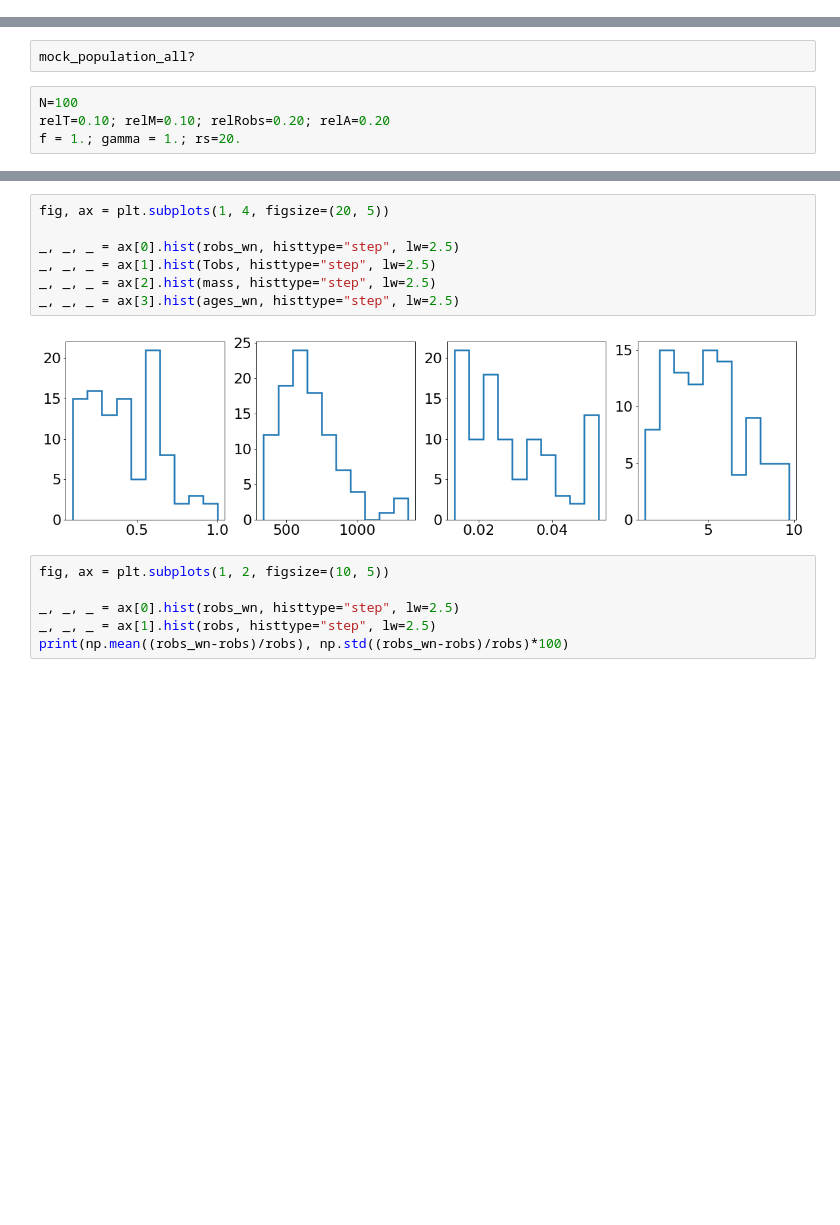
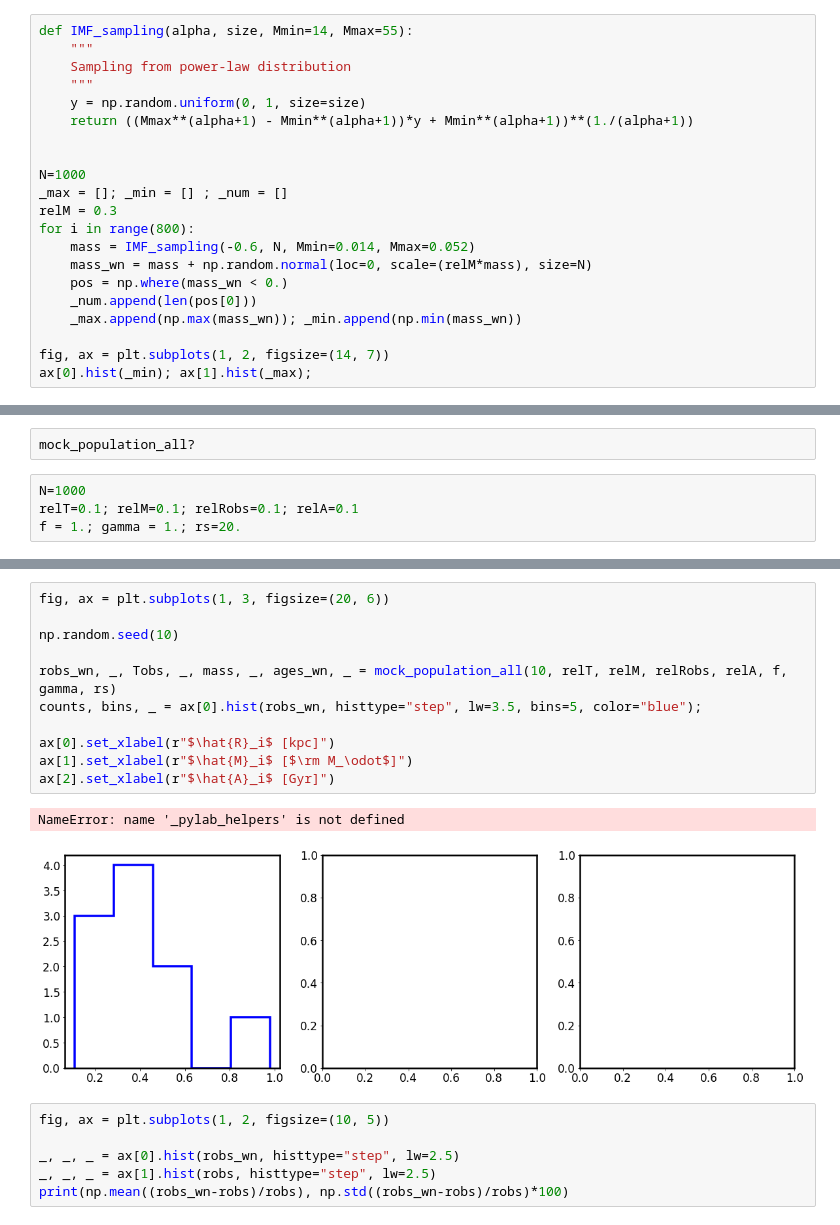
Before and after one commit to mariabenitocst/exoplanets, a Jupyter notebook: jupyter-notebook/simulations.ipynb, the cells around one changed output, grey strips where cells are left out. Cells and saved outputs as stored; diff of their text form; blank space fills up the shorter version.

```diff
--- a/jupyter-notebook/simulations.ipynb
+++ b/jupyter-notebook/simulations.ipynb
@@ -665,0 +655,21 @@ _, _, _ = ax[3].hist(age, histtype="step", lw=2.5)
+# %%
+def IMF_sampling(alpha, size, Mmin=14, Mmax=55):
+    """
+    Sampling from power-law distribution
+    """
+    y = np.random.uniform(0, 1, size=size)
+    return ((Mmax**(alpha+1) - Mmin**(alpha+1))*y + Mmin**(alpha+1))**(1./(alpha+1))
+
+
+N=1000
+_max = []; _min = [] ; _num = []
+relM = 0.3
+for i in range(800):
+    mass = IMF_sampling(-0.6, N, Mmin=0.014, Mmax=0.052)
+    mass_wn = mass + np.random.normal(loc=0, scale=(relM*mass), size=N)
+    pos = np.where(mass_wn < 0.)
+    _num.append(len(pos[0]))
+    _max.append(np.max(mass_wn)); _min.append(np.min(mass_wn))
+
+fig, ax = plt.subplots(1, 2, figsize=(14, 7))
+ax[0].hist(_min); ax[1].hist(_max);
@@ -666,6 +695,6 @@ _, _, _ = ax[3].hist(age, histtype="step", lw=2.5)
 # %%
 mock_population_all?
 # %%
-N=100
-relT=0.10; relM=0.10; relRobs=0.20; relA=0.20
+N=1000
+relT=0.1; relM=0.1; relRobs=0.1; relA=0.1
 f = 1.; gamma = 1.; rs=20.
@@ -674,12 +1006,17 @@ robs_wn, Tobs, mass, ages_wn, robs, ages = mock_population_all(N, relT, relM, re
 # %%
-fig, ax = plt.subplots(1, 4, figsize=(20, 5))
+fig, ax = plt.subplots(1, 3, figsize=(20, 6))
 
-_, _, _ = ax[0].hist(robs_wn, histtype="step", lw=2.5)
-_, _, _ = ax[1].hist(Tobs, histtype="step", lw=2.5)
-_, _, _ = ax[2].hist(mass, histtype="step", lw=2.5)
-_, _, _ = ax[3].hist(ages_wn, histtype="step", lw=2.5)
+np.random.seed(10)
+
+robs_wn, _, Tobs, _, mass, _, ages_wn, _ = mock_population_all(10, relT, relM, relRobs, relA, f, gamma, rs)
+counts, bins, _ = ax[0].hist(robs_wn, histtype="step", lw=3.5, bins=5, color="blue");
+
+ax[0].set_xlabel(r"$\hat{R}_i$ [kpc]")
+ax[1].set_xlabel(r"$\hat{M}_i$ [$\rm M_\odot$]")
+ax[2].set_xlabel(r"$\hat{A}_i$ [Gyr]")
 # %% [output]
+NameError: name '_pylab_helpers' is not defined
-[figure, old version]
+[figure, new version]
 # %%
 fig, ax = plt.subplots(1, 2, figsize=(10, 5))
 
```
Also changed, not shown: parts of 18 cells of this notebook, 7 other files.
